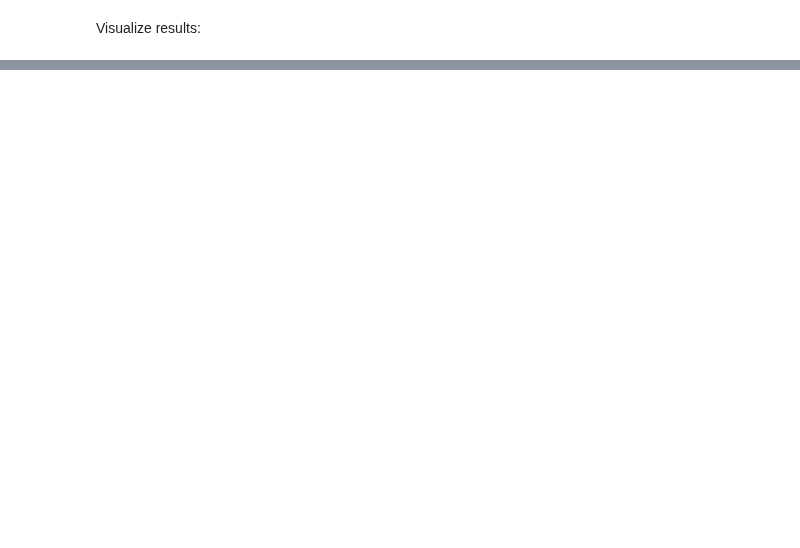
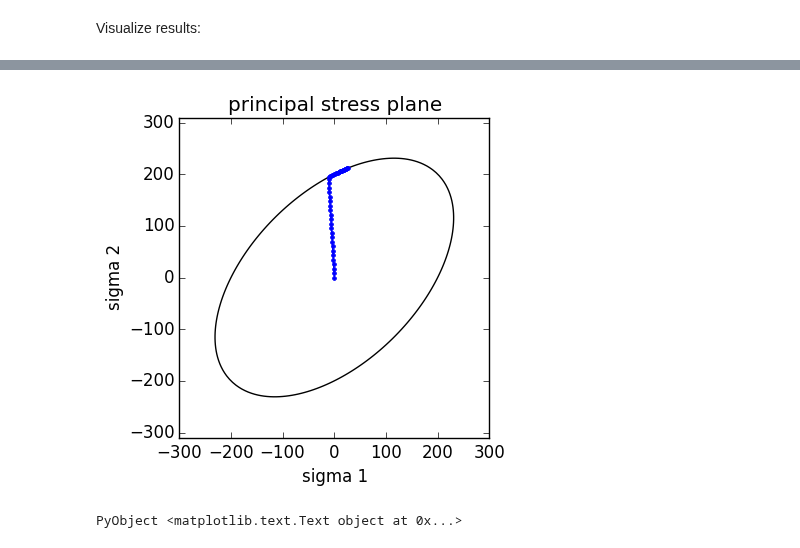
Before and after one commit to JuliaFEM/JuliaFEM.jl, a Jupyter notebook: docs/tutorials/2015-11-03-constitutive-modelling-using-juliafem.ipynb, the cells around one changed output, grey strips where cells are left out. Cells and saved outputs as stored; diff of their text form; code cells hidden in the pictures; blank space fills up the shorter version.

```diff
--- a/docs/tutorials/2015-11-03-constitutive-modelling-using-juliafem.ipynb
+++ b/docs/tutorials/2015-11-03-constitutive-modelling-using-juliafem.ipynb
@@ -194,0 +240,21 @@ INFO: [0.0 1000.0 2000.0]
+# %%
+function plot_principal()
+    PyPlot.figure(figsize=(4, 4))
+    n = 100
+    s = linspace(-300, 300, n)
+    s1 = repmat(s', n, 1)
+    s2 = repmat(s, 1, n)
+    sigma = sqrt(s1.^2 + s2.^2 - s1.*s2)
+    contour(s1, s2, sigma, [200], colors="k")
+    p1 = [p[1] for p in principals]
+    p2 = [p[2] for p in principals]
+    PyPlot.plot(p1, p2, "-b.")
+    axis("equal")
+    xlabel("sigma 1")
+    ylabel("sigma 2")
+    title("principal stress plane")
+end
+plot_principal()
+# %% [output]
+[figure, added]
+PyObject <matplotlib.text.Text object at 0x...>
```
Also changed, not shown: parts of 4 cells of this notebook, 1 other file.
